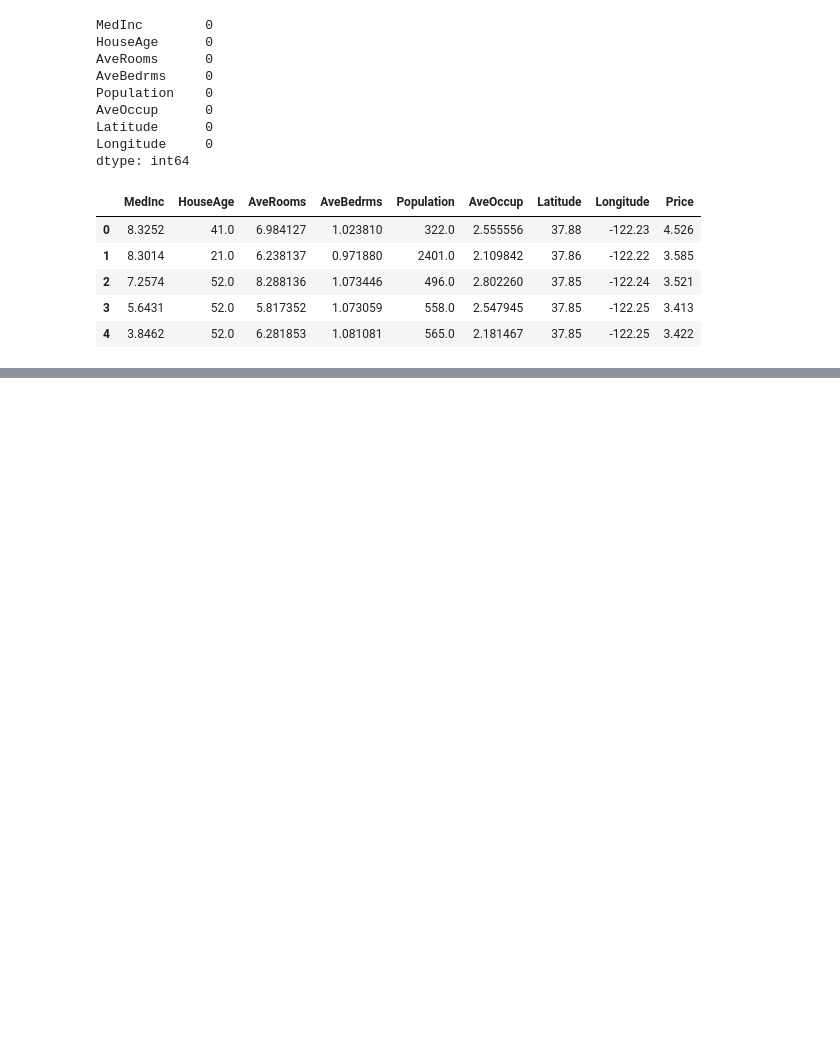
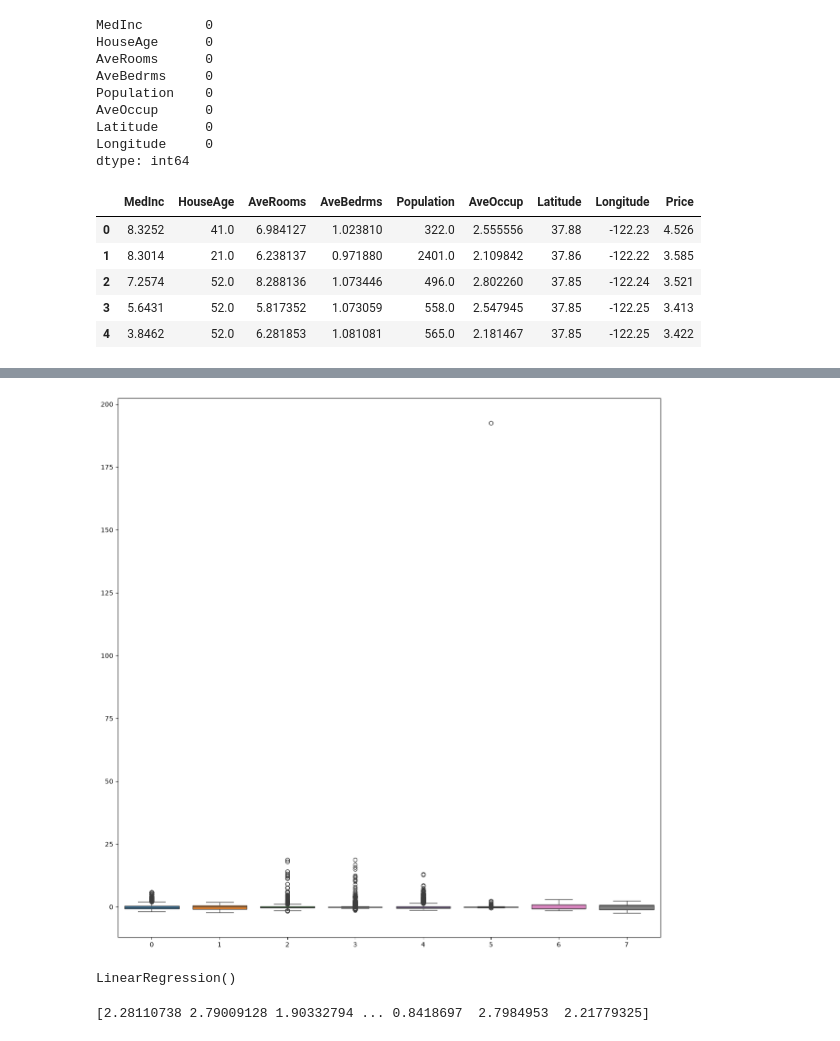
Before and after one commit to Aniketsonkerr/python, a Jupyter notebook: machine learning/housePrediction.ipynb, the cells around one changed output, grey strips where cells are left out. Drawn from its saved outputs; the diff is of its cells as text; code cells hidden in the pictures; blank space fills up the shorter version.

```diff
--- a/machine learning/housePrediction.ipynb
+++ b/machine learning/housePrediction.ipynb
@@ -92,0 +137,8 @@ dataset.describe()
+# %%
+x_test_transformed = scalar.transform(x_test)
+# %%
+fig, ax = plt.subplots(figsize=(15,15))
+sns.boxplot(data=x_test_transformed,ax=ax)
+plt.savefig("boxplot_x_test_trans.jpg")
+# %% [output]
+[figure, added]
@@ -92,0 +150,4 @@ dataset.describe()
+# %%
+regression.fit(x_train_norm,y_train)
+# %% [output]
+LinearRegression()
@@ -92,0 +156,4 @@ dataset.describe()
+# %%
+print(reg_pred)
+# %% [output]
+[2.28110738 2.79009128 1.90332794 ... 0.8418697  2.7984953  2.21779325]
```
Also changed, not shown: parts of 17 cells of this notebook, 3 other files.
